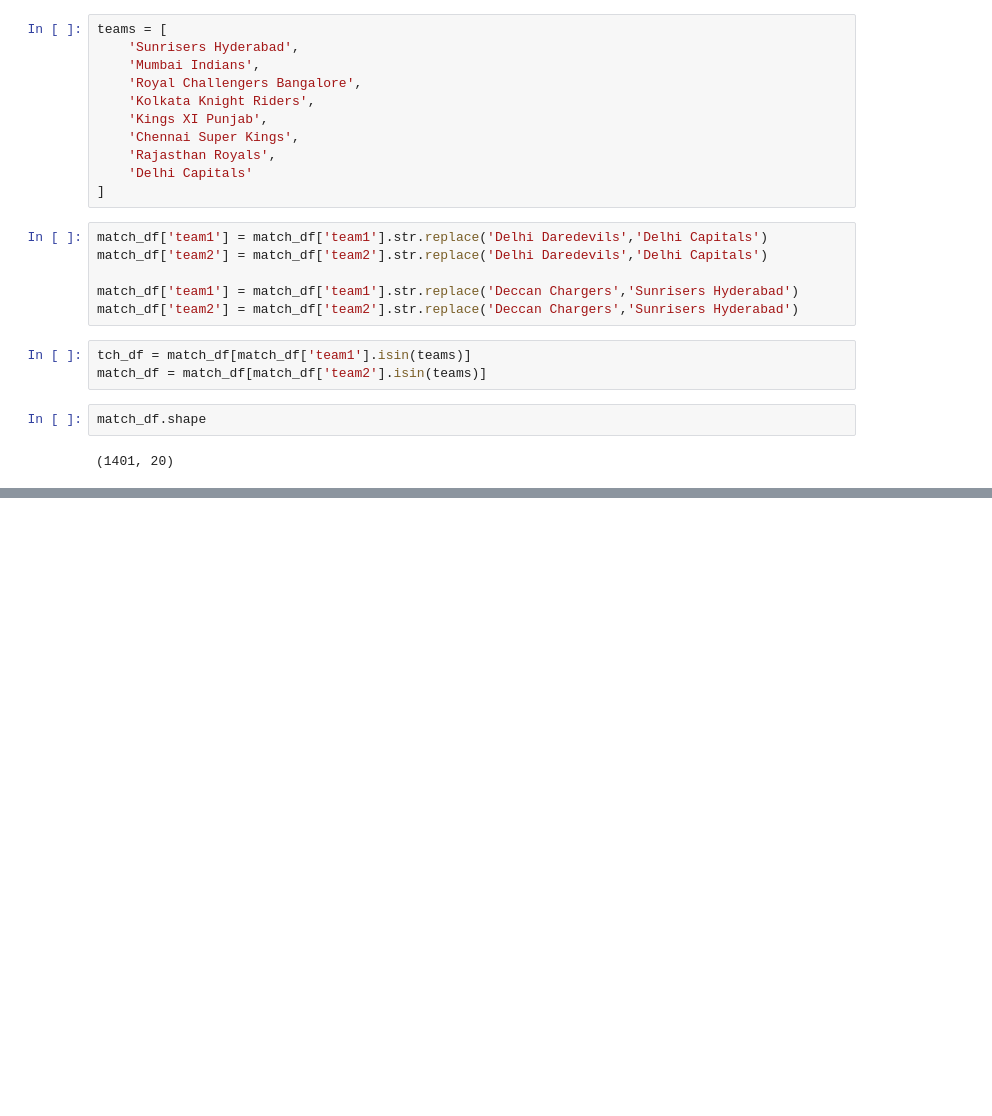
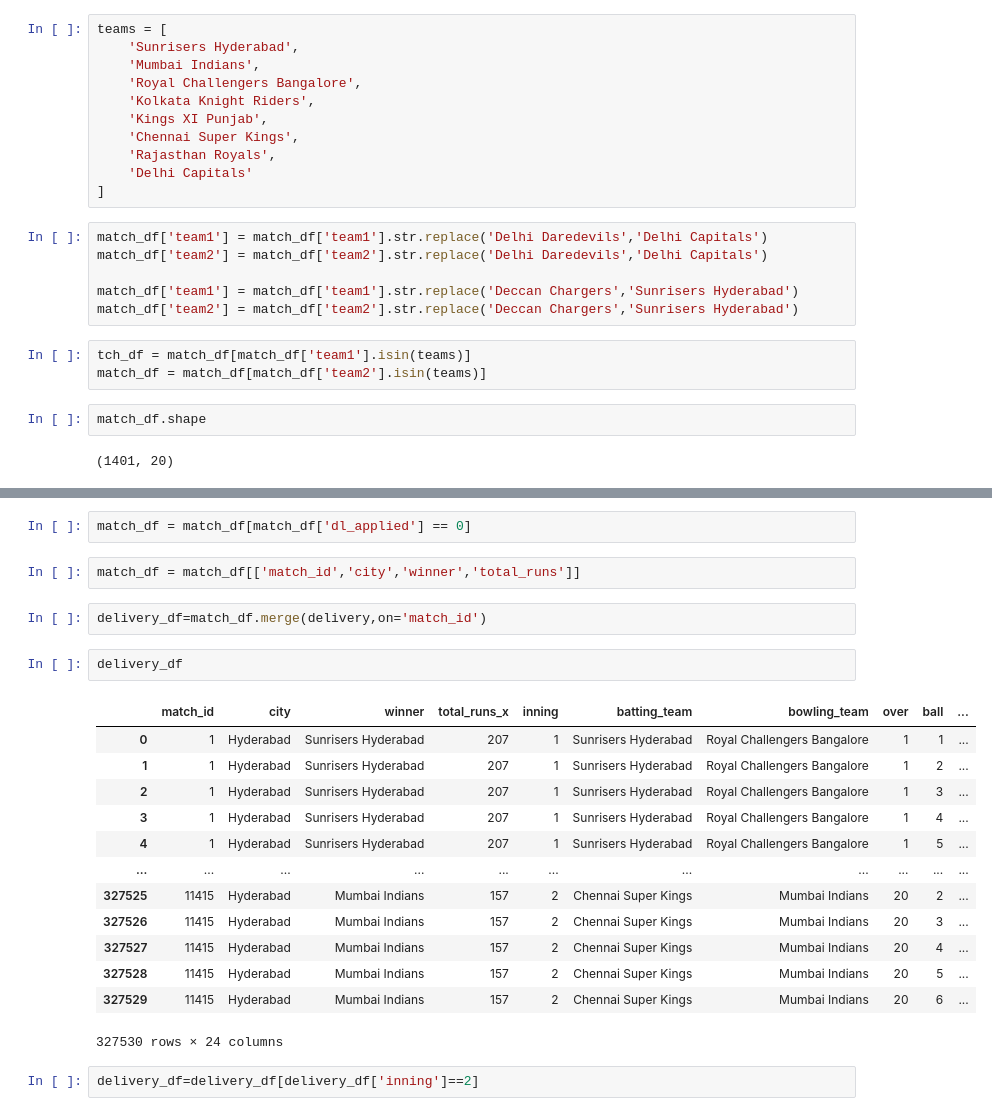
Before and after one commit to RandomRohit-hub/IPL-Data-Predictive-model, a Jupyter notebook: Untitled.ipynb, the cells around one changed output, grey strips where cells are left out. Drawn from its saved outputs; the diff is of its cells as text; blank space fills up the shorter version.

```diff
--- a/Untitled.ipynb
+++ b/Untitled.ipynb
@@ -140,0 +148,24 @@ match_df.shape
+# %%
+match_df = match_df[match_df['dl_applied'] == 0]
+# %%
+match_df = match_df[['match_id','city','winner','total_runs']]
+# %%
+delivery_df=match_df.merge(delivery,on='match_id')
+# %%
+delivery_df
+# %% [output]
+|  | match_id | city | winner | total_runs_x | inning | batting_team | bowling_team | over | ball | ... |
+| 0 | 1 | Hyderabad | Sunrisers Hyderabad | 207 | 1 | Sunrisers Hyderabad | Royal Challengers Bangalore | 1 | 1 | ... |
+| 1 | 1 | Hyderabad | Sunrisers Hyderabad | 207 | 1 | Sunrisers Hyderabad | Royal Challengers Bangalore | 1 | 2 | ... |
+| 2 | 1 | Hyderabad | Sunrisers Hyderabad | 207 | 1 | Sunrisers Hyderabad | Royal Challengers Bangalore | 1 | 3 | ... |
+| 3 | 1 | Hyderabad | Sunrisers Hyderabad | 207 | 1 | Sunrisers Hyderabad | Royal Challengers Bangalore | 1 | 4 | ... |
+| 4 | 1 | Hyderabad | Sunrisers Hyderabad | 207 | 1 | Sunrisers Hyderabad | Royal Challengers Bangalore | 1 | 5 | ... |
+| ... | ... | ... | ... | ... | ... | ... | ... | ... | ... | ... |
+| 327525 | 11415 | Hyderabad | Mumbai Indians | 157 | 2 | Chennai Super Kings | Mumbai Indians | 20 | 2 | ... |
+| 327526 | 11415 | Hyderabad | Mumbai Indians | 157 | 2 | Chennai Super Kings | Mumbai Indians | 20 | 3 | ... |
+| 327527 | 11415 | Hyderabad | Mumbai Indians | 157 | 2 | Chennai Super Kings | Mumbai Indians | 20 | 4 | ... |
+| 327528 | 11415 | Hyderabad | Mumbai Indians | 157 | 2 | Chennai Super Kings | Mumbai Indians | 20 | 5 | ... |
+| 327529 | 11415 | Hyderabad | Mumbai Indians | 157 | 2 | Chennai Super Kings | Mumbai Indians | 20 | 6 | ... |
+327530 rows × 24 columns
+# %%
+delivery_df=delivery_df[delivery_df['inning']==2]
```
Also changed, not shown: parts of 6 cells of this notebook.
